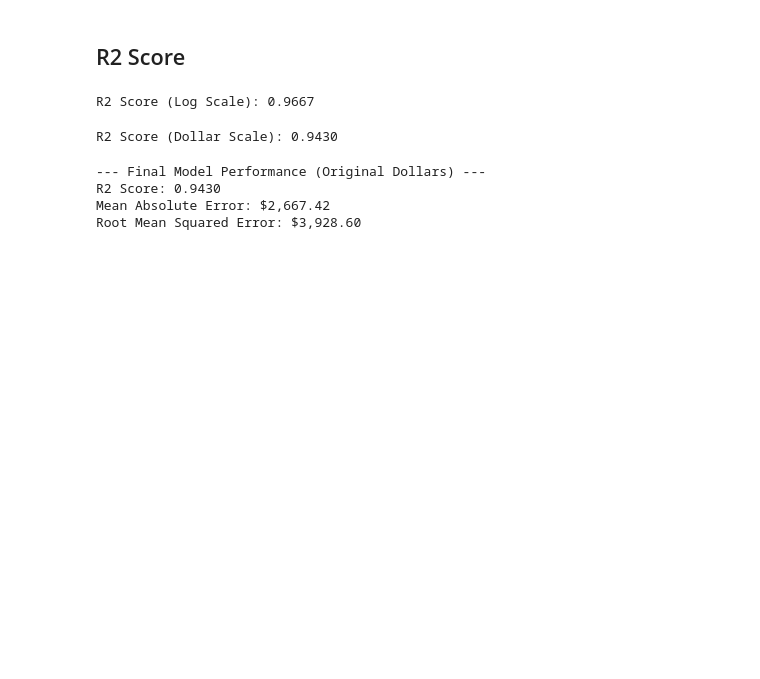
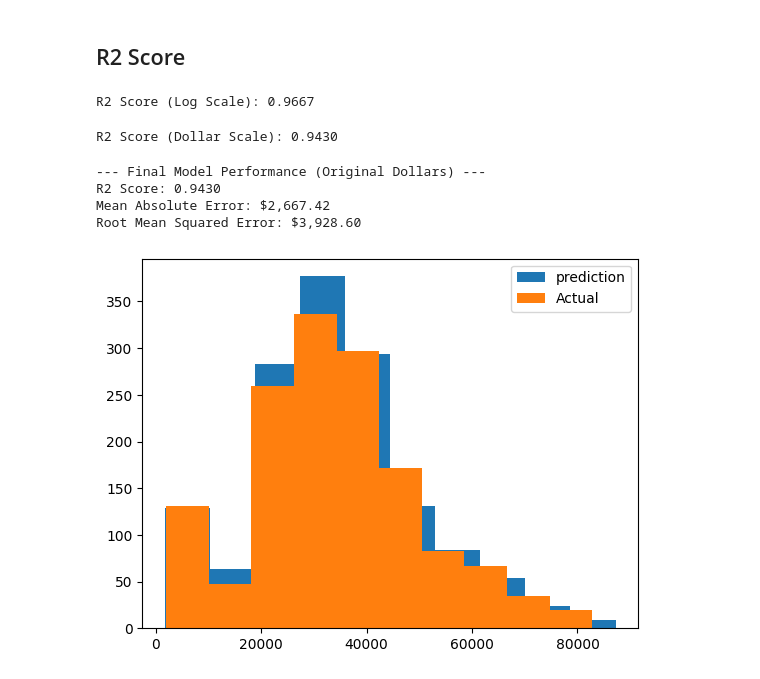
Before and after one commit to shyamgupta/ibm_ai_engineer, a Jupyter notebook: regression/CarDataSet.ipynb, the cells around one changed output. Cells and saved outputs as stored; diff of their text form; code cells hidden in the pictures; blank space fills up the shorter version.

Commit message:
Added histogram

```diff
--- a/regression/CarDataSet.ipynb
+++ b/regression/CarDataSet.ipynb
@@ -268,3 +268,11 @@ print(f"Root Mean Squared Error: ${rmse:,.2f}")
 R2 Score: 0.9430
 Mean Absolute Error: $2,667.42
 Root Mean Squared Error: $3,928.60
+# %%
+# distribution of predicted and actual values
+plt.hist(y_pred_dollars, label='prediction')
+plt.hist(y_test_dollars, label='Actual')
+plt.legend()
+plt.show()
+# %% [output]
+[figure, added]
```
